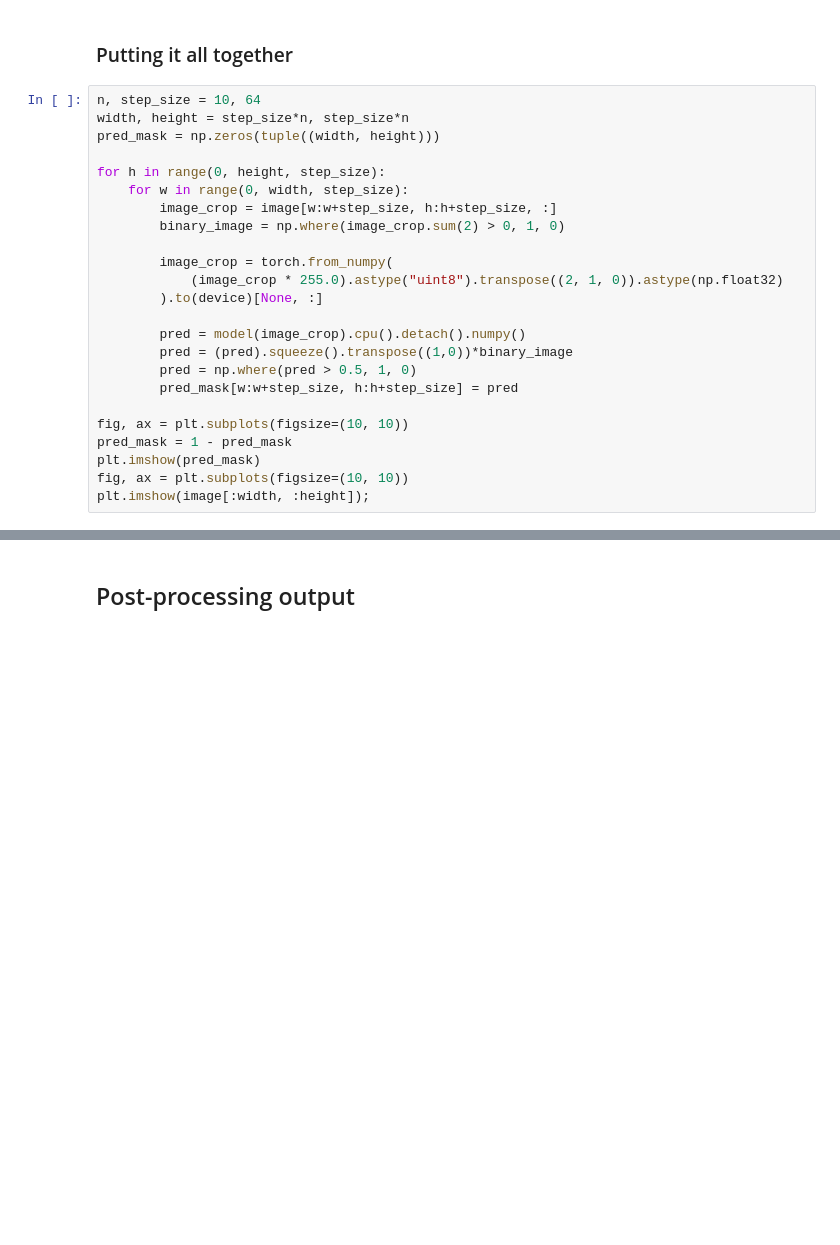
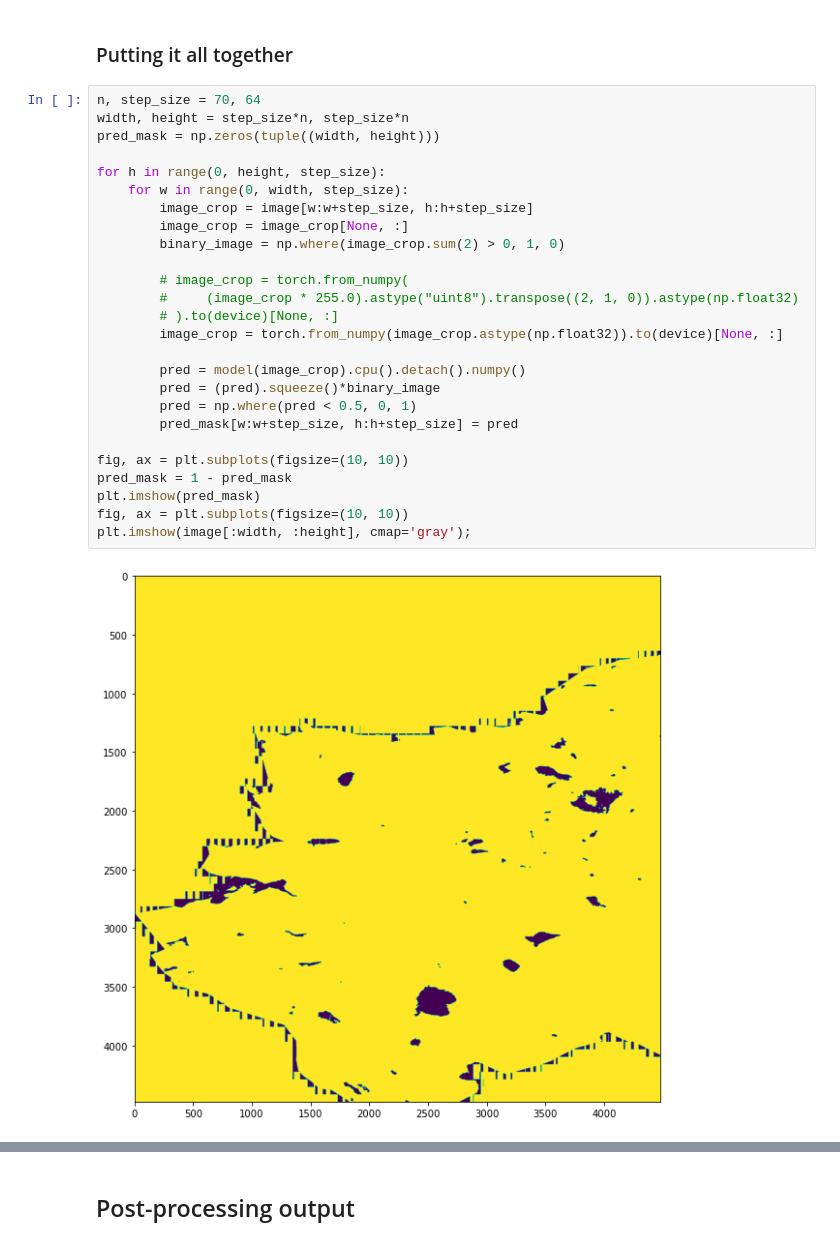
Before and after one commit to melqkiades/deep-wetlands, a Jupyter notebook: notebooks/map_wetlands.ipynb, the cells around one changed output, grey strips where cells are left out. Saved outputs shown, nothing was run; the diff lists cells and outputs as text; blank space fills up the shorter version.

```diff
--- a/notebooks/map_wetlands.ipynb
+++ b/notebooks/map_wetlands.ipynb
@@ -376,26 +396,30 @@ RuntimeError: Input type (MPSFloatType) and weight type (torch.FloatTensor) shou
 # %% [markdown]
 ### Putting it all together
 # %%
-n, step_size = 10, 64
+n, step_size = 70, 64
 width, height = step_size*n, step_size*n
 pred_mask = np.zeros(tuple((width, height)))
 
 for h in range(0, height, step_size):
     for w in range(0, width, step_size):
-        image_crop = image[w:w+step_size, h:h+step_size, :]
+        image_crop = image[w:w+step_size, h:h+step_size]
+        image_crop = image_crop[None, :]
         binary_image = np.where(image_crop.sum(2) > 0, 1, 0)
 
-        image_crop = torch.from_numpy(
-            (image_crop * 255.0).astype("uint8").transpose((2, 1, 0)).astype(np.float32)
-        ).to(device)[None, :]
+        # image_crop = torch.from_numpy(
+        #     (image_crop * 255.0).astype("uint8").transpose((2, 1, 0)).astype(np.float32)
+        # ).to(device)[None, :]
+        image_crop = torch.from_numpy(image_crop.astype(np.float32)).to(device)[None, :]
 
         pred = model(image_crop).cpu().detach().numpy()
-        pred = (pred).squeeze().transpose((1,0))*binary_image
-        pred = np.where(pred > 0.5, 1, 0)
+        pred = (pred).squeeze()*binary_image
+        pred = np.where(pred < 0.5, 0, 1)
         pred_mask[w:w+step_size, h:h+step_size] = pred
 
 fig, ax = plt.subplots(figsize=(10, 10))
 pred_mask = 1 - pred_mask
 plt.imshow(pred_mask)
 fig, ax = plt.subplots(figsize=(10, 10))
-plt.imshow(image[:width, :height]);
+plt.imshow(image[:width, :height], cmap='gray');
+# %% [output]
+[figure, added]
```
Also changed, not shown: parts of 19 cells of this notebook, 1 other file.
